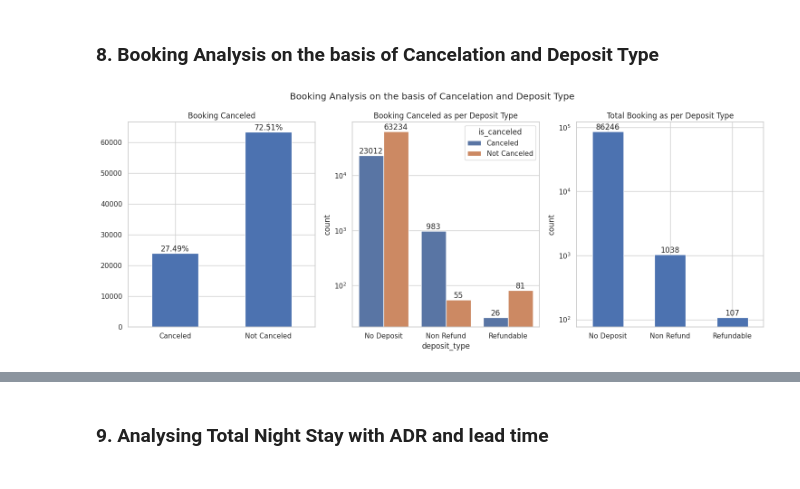
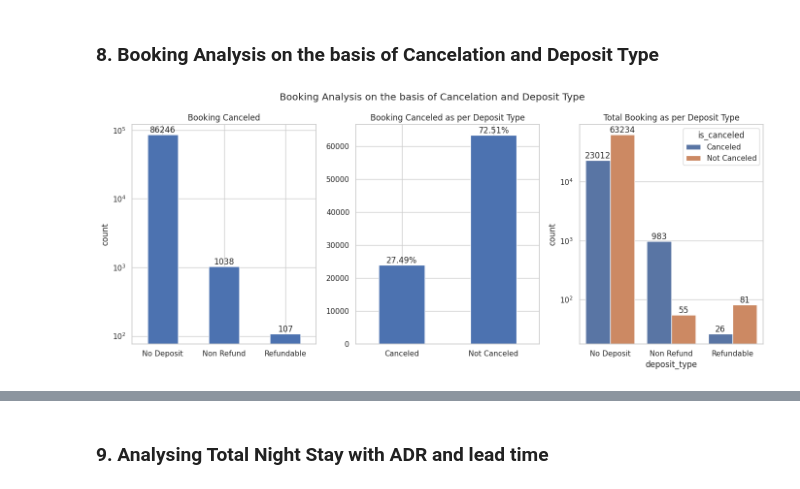
Before and after one commit to jamal-faisal/EDA_Hotel, a Jupyter notebook: EDA_Hotel_Booking.ipynb, the cells around one changed output, grey strips where cells are left out. Drawn from its saved outputs; the diff is of its cells as text; code cells hidden in the pictures.

```diff
--- a/EDA_Hotel_Booking.ipynb
+++ b/EDA_Hotel_Booking.ipynb
@@ -538,30 +485,30 @@ plt.ylim(0,40000)
 # %%
 df_canceled = df_hotel.loc[:,['is_canceled', 'deposit_type']]
 df_canceled['is_canceled']= np.where(df_canceled["is_canceled"] == 1, 'Canceled', 'Not Canceled')
 df_c1 = df_canceled.groupby('is_canceled')['deposit_type'].agg(['count']).reset_index()
 
-figure, axes = plt.subplots(1, 3, figsize=(15, 6))
+figure, axes = plt.subplots(1, 3, figsize=(14, 6))
 figure.suptitle('Booking Analysis on the basis of Cancelation and Deposit Type')
 axes[0].set_title('Booking Canceled')
 axes[1].set_title('Booking Canceled as per Deposit Type')
 axes[2].set_title('Total Booking as per Deposit Type')
 
 ax =sns.barplot(data= df_canceled.groupby(['deposit_type', 'is_canceled'])['is_canceled'].agg(['count']).reset_index(),\
-            x = 'deposit_type', y= 'count', hue = 'is_canceled', ax= axes[1])
+            x = 'deposit_type', y= 'count', hue = 'is_canceled', ax= axes[2])
 ax.set(yscale="log")
 for i in ax.containers:
   ax.bar_label(i, )
 
-ax= df_c1.plot(kind= 'bar', y= 'count', x= 'is_canceled', xlabel='', legend=False, ax= axes[0], rot=(0))
+ax= df_c1.plot(kind= 'bar', y= 'count', x= 'is_canceled', xlabel='', legend=False, ax= axes[1], rot=(0))
 for i in ax.containers:
   ax.bar_label(i, fmt= lambda x: '{:.2f}%'.format(x*100/sum(df_c1['count'])))
 
 ax= df_canceled[['deposit_type']].groupby('deposit_type').value_counts().reset_index(name = 'count')\
-.plot(kind='bar', y= 'count', x= 'deposit_type', logy= True, ylabel='count', xlabel='', rot= (0), legend= False, ax= axes[2])
+.plot(kind='bar', y= 'count', x= 'deposit_type', logy= True, ylabel='count', xlabel='', rot= (0), legend= False, ax= axes[0])
 for i in ax.containers:
   ax.bar_label(i, )
 
 figure.tight_layout()
 plt.show()
 # %% [output]
-[figure, old version]
+[figure, new version]
```
Also changed, not shown: parts of 17 cells of this notebook.
